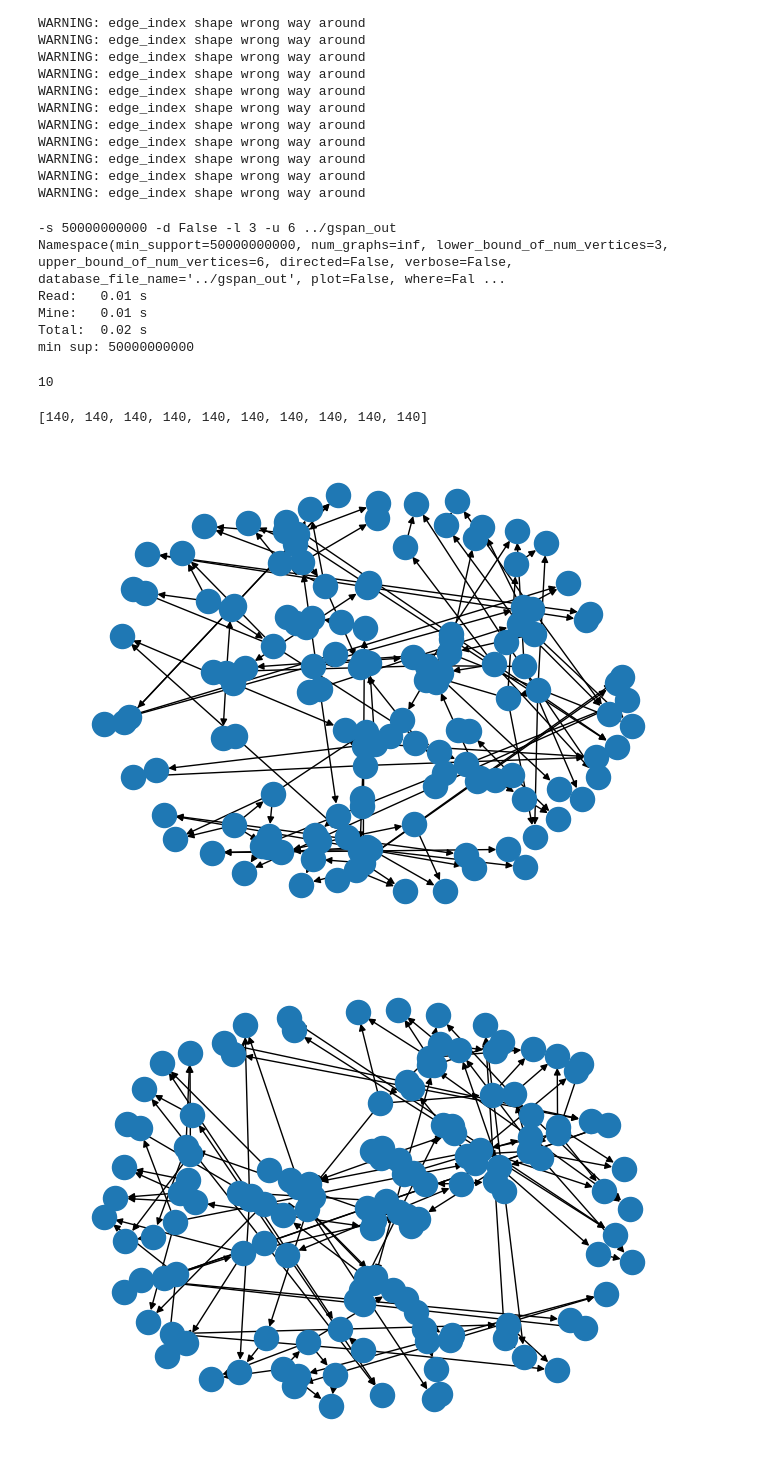
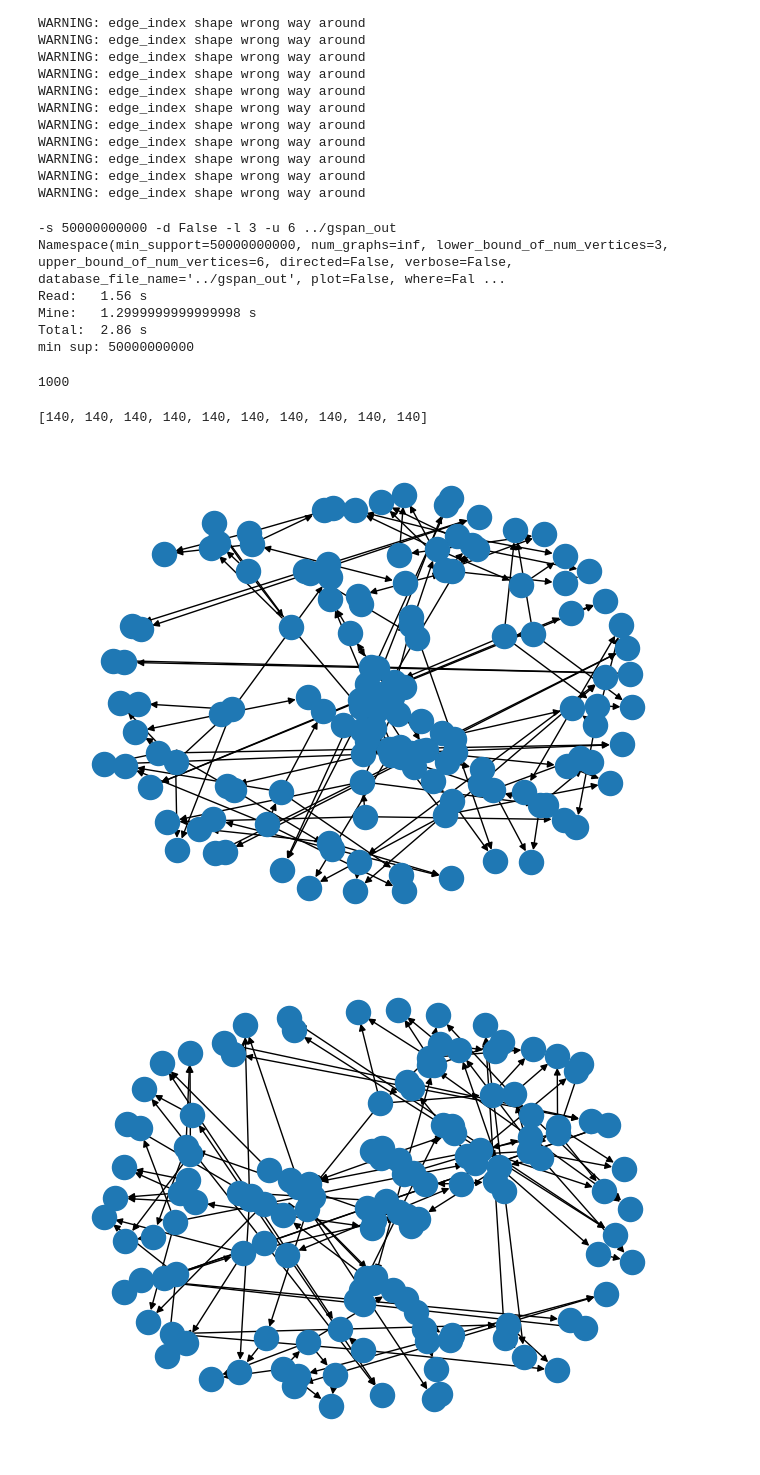
Before and after one commit to LRudL/GCExplainer-unsupervised, a Jupyter notebook: src/tests.ipynb, the cells around one changed output. Saved outputs shown, nothing was run; the diff lists cells and outputs as text; code cells hidden in the pictures.

```diff
--- a/src/tests.ipynb
+++ b/src/tests.ipynb
@@ -71,26 +71,26 @@ WARNING: edge_index shape wrong way around
 WARNING: edge_index shape wrong way around
 WARNING: edge_index shape wrong way around
 # %%
-ggraphs = gspan_on_graph(graph, 50000000000, 10)
+ggraphs = gspan_on_graph(graph, 50000000000, 1000)
 # %% [output]
 -s 50000000000 -d False -l 3 -u 6 ../gspan_out
 Namespace(min_support=50000000000, num_graphs=inf, lower_bound_of_num_vertices=3, upper_bound_of_num_vertices=6, directed=False, verbose=False, database_file_name='../gspan_out', plot=False, where=Fal ...
-Read:   0.01 s
-Mine:   0.01 s
-Total:  0.02 s
+Read:   1.56 s
+Mine:   1.2999999999999998 s
+Total:  2.86 s
 min sup: 50000000000
 # %%
 len(ggraphs)
 # %% [output]
-10
+1000
 # %%
 [Graph(ggraphs[i]).num_nodes() for i in range(10)]
 # %% [output]
 [140, 140, 140, 140, 140, 140, 140, 140, 140, 140]
 # %%
-Graph(ggraphs[1]).draw()
+Graph(ggraphs[0]).draw()
 # %% [output]
-[figure, old version]
+[figure, new version]
 # %%
 Graph(ggraphs[5]).draw()
 # %% [output]
```
Also changed, not shown: parts of 13 cells of this notebook, 1 other file.
